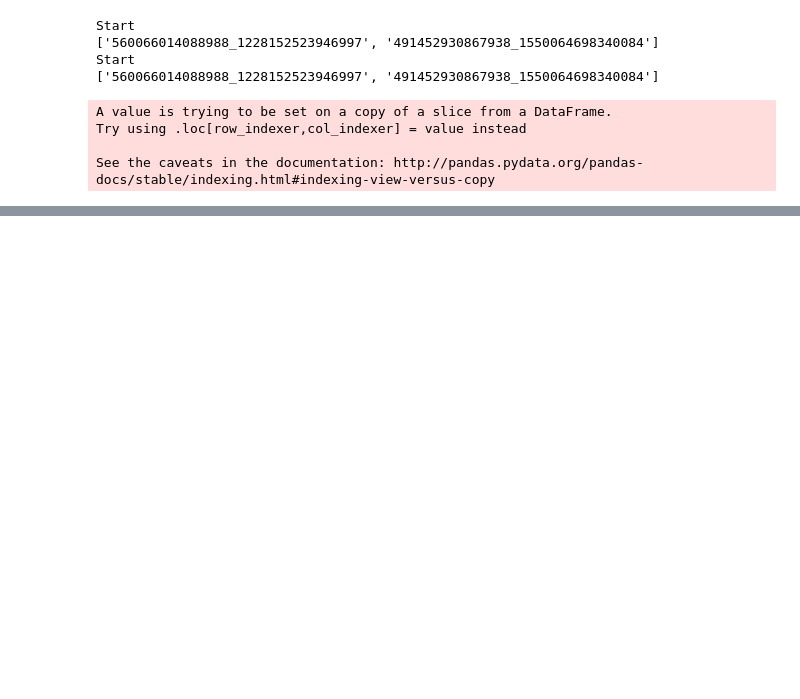
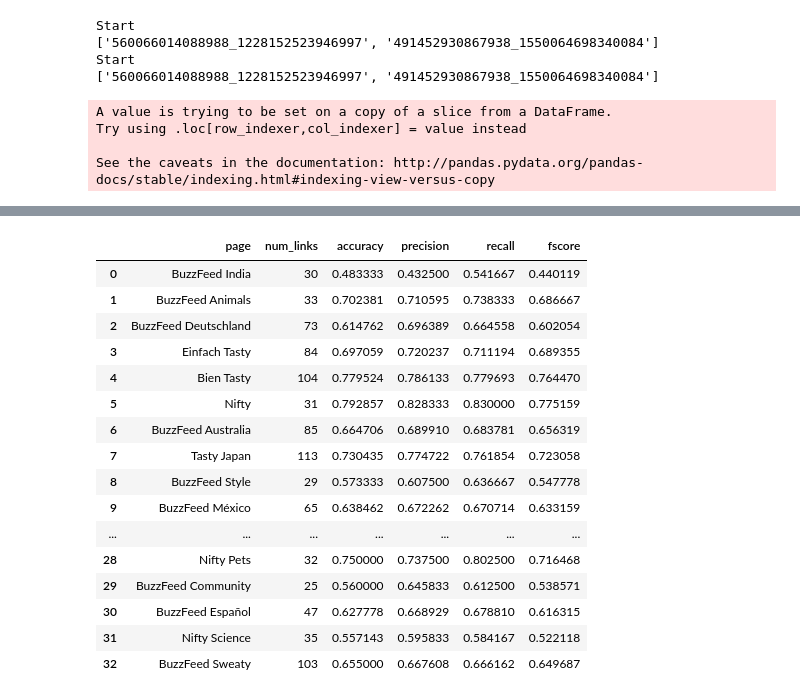
Before and after one commit to eshwarchandrasekharan/predict-pop, a Jupyter notebook: code/first-page-promotion.ipynb, the cells around one changed output, grey strips where cells are left out. Cells and saved outputs as stored; diff of their text form; code cells hidden in the pictures; blank space fills up the shorter version.

Commit message:
first page promotion with video titles

```diff
--- a/code/first-page-promotion.ipynb
+++ b/code/first-page-promotion.ipynb
@@ -303,0 +313,4 @@ dr[['previous_external_id', 'buzz_external_id', 'buzz_post_created_at']]
+# %%
+####BuzzFeed videos
+train = pd.read_csv('video_stats_with_content_id.csv')
+all_pages = list(train.display_page.unique())
@@ -303,0 +338,11 @@ dr[['previous_external_id', 'buzz_external_id', 'buzz_post_created_at']]
+# %%
+###for each buzz_id, get the external ID which was posted FIRST!!!
+train_grouped = train.groupby(['content_id']).agg({'created_at':'min'})
+
+train_grouped = train_grouped.reset_index()
+
+train_grouped = train_grouped.rename(columns={'created_at':'first_post'})
+
+df = pd.merge(train, train_grouped, how='left', on=['content_id'])
+
+df = df[df['created_at'] == df['first_post']]
@@ -303,0 +470,20 @@ dr[['previous_external_id', 'buzz_external_id', 'buzz_post_created_at']]
+# %%
+results
+# %% [output]
+|  | page | num_links | accuracy | precision | recall | fscore |
+| 0 | BuzzFeed India | 30 | 0.483333 | 0.432500 | 0.541667 | 0.440119 |
+| 1 | BuzzFeed Animals | 33 | 0.702381 | 0.710595 | 0.738333 | 0.686667 |
+| 2 | BuzzFeed Deutschland | 73 | 0.614762 | 0.696389 | 0.664558 | 0.602054 |
+| 3 | Einfach Tasty | 84 | 0.697059 | 0.720237 | 0.711194 | 0.689355 |
+| 4 | Bien Tasty | 104 | 0.779524 | 0.786133 | 0.779693 | 0.764470 |
+| 5 | Nifty | 31 | 0.792857 | 0.828333 | 0.830000 | 0.775159 |
+| 6 | BuzzFeed Australia | 85 | 0.664706 | 0.689910 | 0.683781 | 0.656319 |
+| 7 | Tasty Japan | 113 | 0.730435 | 0.774722 | 0.761854 | 0.723058 |
+| 8 | BuzzFeed Style | 29 | 0.573333 | 0.607500 | 0.636667 | 0.547778 |
+| 9 | BuzzFeed México | 65 | 0.638462 | 0.672262 | 0.670714 | 0.633159 |
+| ... | ... | ... | ... | ... | ... | ... |
+| 28 | Nifty Pets | 32 | 0.750000 | 0.737500 | 0.802500 | 0.716468 |
+| 29 | BuzzFeed Community | 25 | 0.560000 | 0.645833 | 0.612500 | 0.538571 |
+| 30 | BuzzFeed Español | 47 | 0.627778 | 0.668929 | 0.678810 | 0.616315 |
+| 31 | Nifty Science | 35 | 0.557143 | 0.595833 | 0.584167 | 0.522118 |
+| 32 | BuzzFeed Sweaty | 103 | 0.655000 | 0.667608 | 0.666162 | 0.649687 |
```
Also changed, not shown: parts of 7 cells of this notebook, 3 other files.
